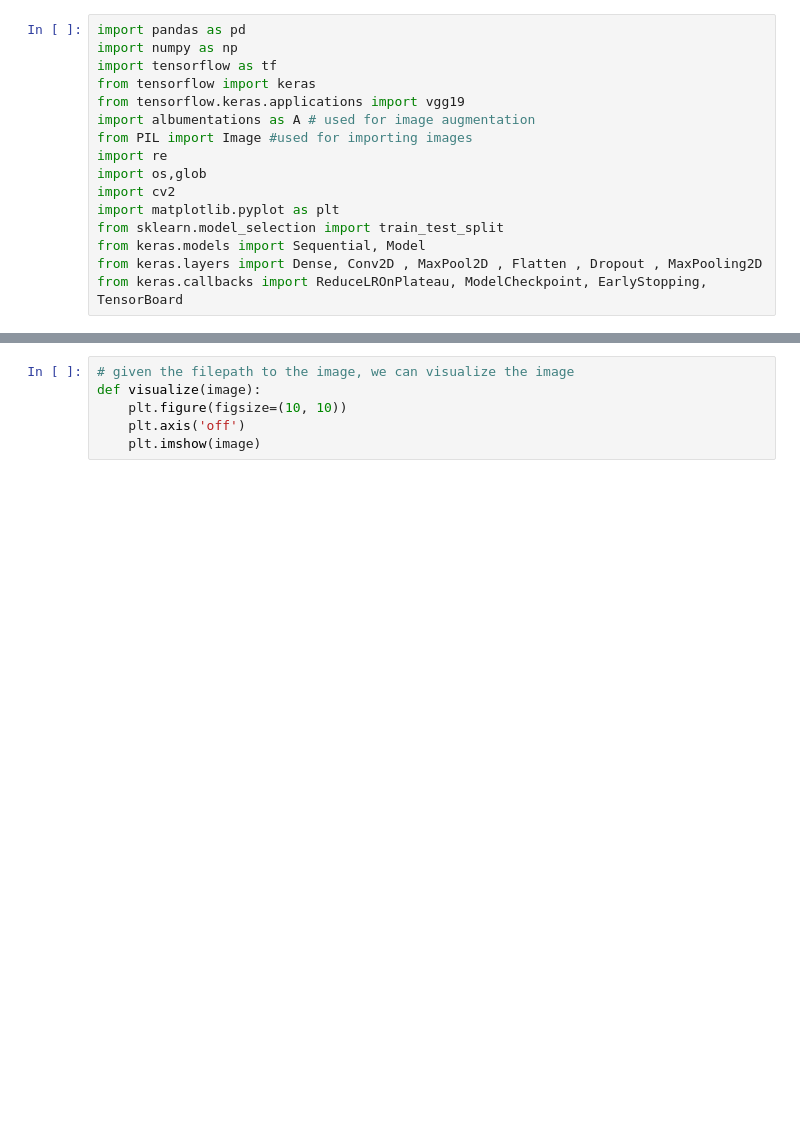
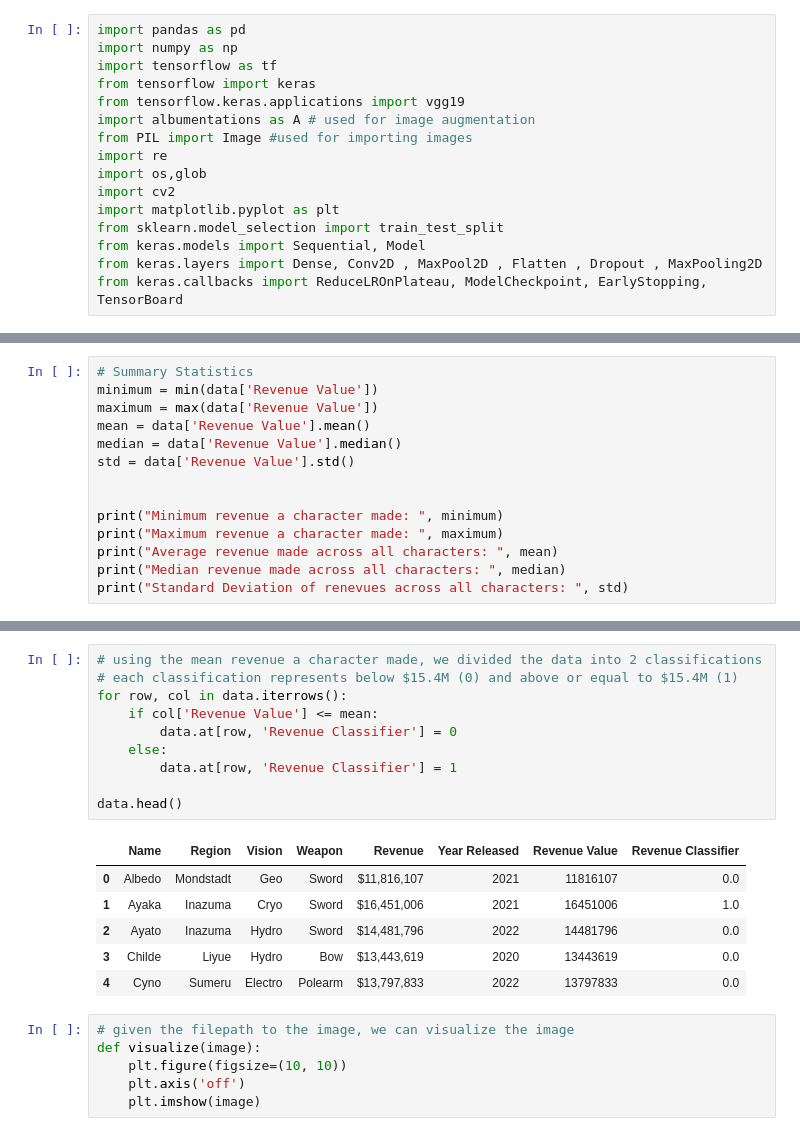
Before and after one commit to srishti-kalepu/CMSC320-Genshin, a Jupyter notebook: Final Project.ipynb, the cells around one changed output, grey strips where cells are left out. Saved outputs shown, nothing was run; the diff lists cells and outputs as text; blank space fills up the shorter version.

```diff
--- a/Final Project.ipynb
+++ b/Final Project.ipynb
@@ -46,0 +74,14 @@ data.head(24)
+# %%
+# Summary Statistics
+minimum = min(data['Revenue Value'])
+maximum = max(data['Revenue Value'])
+mean = data['Revenue Value'].mean()
+median = data['Revenue Value'].median()
+std = data['Revenue Value'].std()
+
+
+print("Minimum revenue a character made: ", minimum)
+print("Maximum revenue a character made: ", maximum)
+print("Average revenue made across all characters: ", mean)
+print("Median revenue made across all characters: ", median)
+print("Standard Deviation of renevues across all characters: ", std)
@@ -47,3 +142,20 @@ data.head(24)
+# %%
+# using the mean revenue a character made, we divided the data into 2 classifications
+# each classification represents below $15.4M (0) and above or equal to $15.4M (1)
+for row, col in data.iterrows():
+    if col['Revenue Value'] <= mean:
+        data.at[row, 'Revenue Classifier'] = 0
+    else:
+        data.at[row, 'Revenue Classifier'] = 1
+
+data.head()
+# %% [output]
+|  | Name | Region | Vision | Weapon | Revenue | Year Released | Revenue Value | Revenue Classifier |
+| 0 | Albedo | Mondstadt | Geo | Sword | $11,816,107 | 2021 | 11816107 | 0.0 |
+| 1 | Ayaka | Inazuma | Cryo | Sword | $16,451,006 | 2021 | 16451006 | 1.0 |
+| 2 | Ayato | Inazuma | Hydro | Sword | $14,481,796 | 2022 | 14481796 | 0.0 |
+| 3 | Childe | Liyue | Hydro | Bow | $13,443,619 | 2020 | 13443619 | 0.0 |
+| 4 | Cyno | Sumeru | Electro | Polearm | $13,797,833 | 2022 | 13797833 | 0.0 |
 # %%
 # given the filepath to the image, we can visualize the image
 def visualize(image):
```
Also changed, not shown: parts of 18 cells of this notebook.
